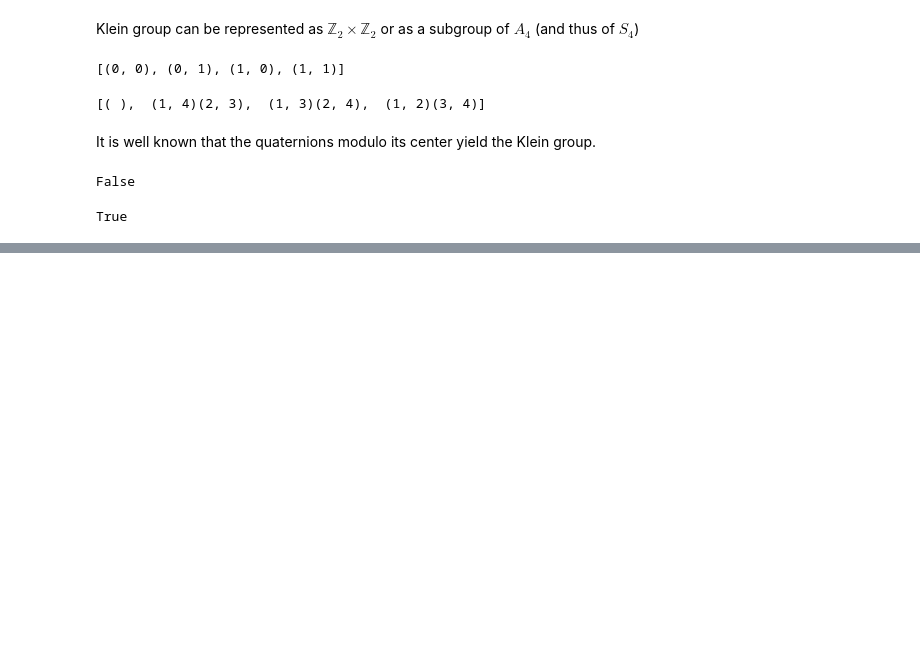
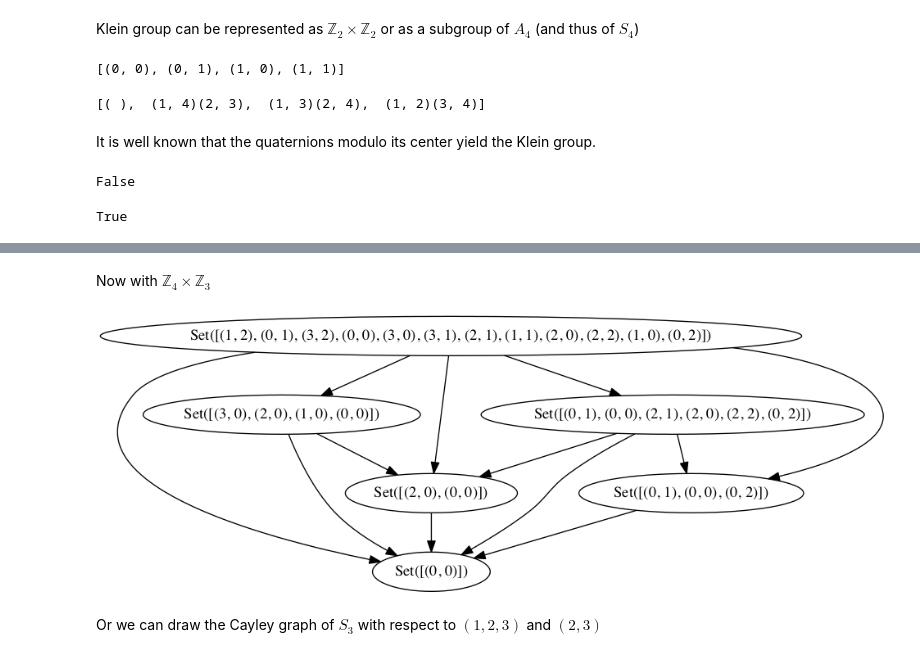
Before and after one commit to pedritomelenas/Algebra-II, a Jupyter notebook: Grupos/absalg-new/Tutorial.ipynb, the cells around one changed output, grey strips where cells are left out. Cells and saved outputs as stored; diff of their text form; code cells hidden in the pictures; blank space fills up the shorter version.

Commit message:
dibujando retículos y grafos de Cayley en el tutorial

```diff
--- a/Grupos/absalg-new/Tutorial.ipynb
+++ b/Grupos/absalg-new/Tutorial.ipynb
@@ -463,0 +493,15 @@ True
+# %% [markdown]
+Now with $\mathbb{Z}_4\times \mathbb{Z}_3$
+# %%
+G=CyclicGroup(4).cartesian(CyclicGroup(3))
+A=nx.DiGraph()
+sbs=Set(G.subgroups())
+edges=[(Set(a),Set(b)) for a in sbs for b in sbs if (b <= a) and (a!=b)]
+A.add_edges_from(edges)
+d=nx.to_pydot(A,strict=True)
+png_str = d.create_png()
+Image(data=png_str)
+# %% [output]
+[figure, added]
+# %% [markdown]
+Or we can draw the Cayley graph of $S_3$ with respect to $(1,2,3)$ and $(2,3)$
```
Also changed, not shown: parts of 24 cells of this notebook.
